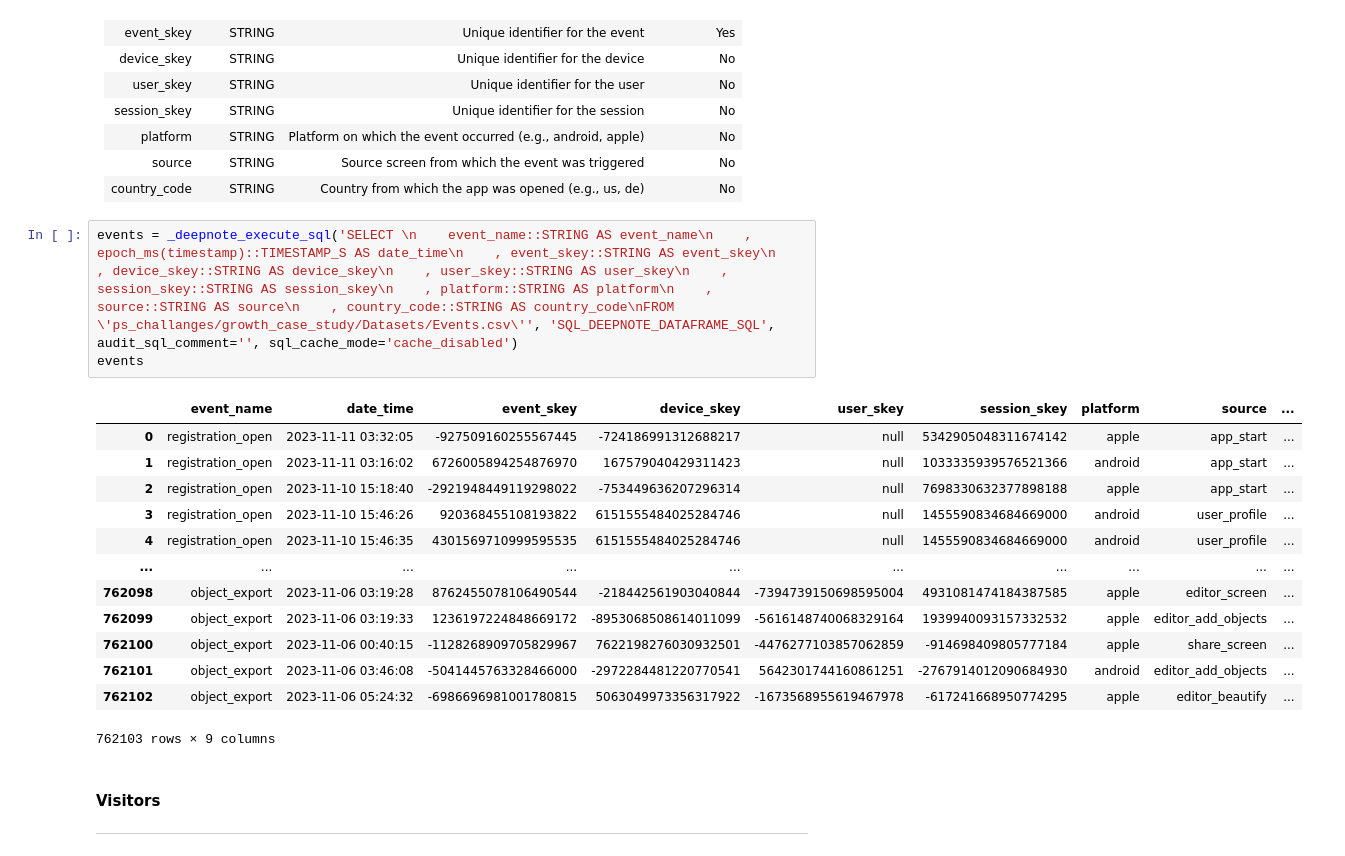
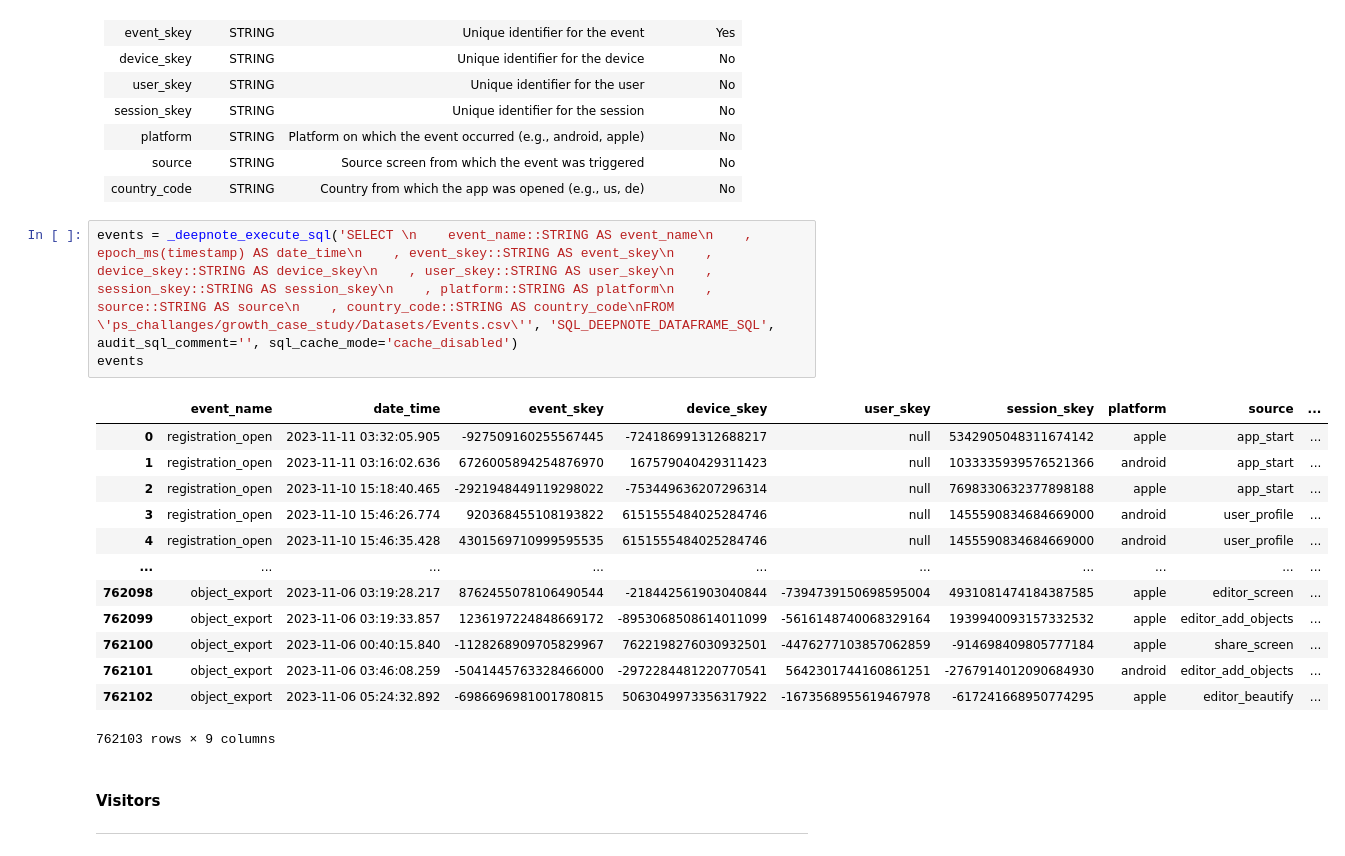
Before and after one commit to camiladwa/case_study, a Jupyter notebook: growth_case_study/growth_case_study.ipynb, the cells around one changed output. Drawn from its saved outputs; the diff is of its cells as text.

```diff
--- a/growth_case_study/growth_case_study.ipynb
+++ b/growth_case_study/growth_case_study.ipynb
@@ -64,21 +64,21 @@ platform |STRING |Platform on which the event occurred (e.g., android, apple) |N
 source |STRING |Source screen from which the event was triggered |No
 country_code |STRING |Country from which the app was opened (e.g., us, de) | No
 # %%
-events = _deepnote_execute_sql('SELECT \n    event_name::STRING AS event_name\n    , epoch_ms(timestamp)::TIMESTAMP_S AS date_time\n    , event_skey::STRING AS event_skey\n    , device_skey::STRING AS device_skey\n    , user_skey::STRING AS user_skey\n    , session_skey::STRING AS session_skey\n    , platform::STRING AS platform\n    , source::STRING AS source\n    , country_code::STRING AS country_code\nFROM \'ps_challanges/growth_case_study/Datasets/Events.csv\'', 'SQL_DEEPNOTE_DATAFRAME_SQL', audit_sql_comment='', sql_cache_mode='cache_disabled')
+events = _deepnote_execute_sql('SELECT \n    event_name::STRING AS event_name\n    , epoch_ms(timestamp) AS date_time\n    , event_skey::STRING AS event_skey\n    , device_skey::STRING AS device_skey\n    , user_skey::STRING AS user_skey\n    , session_skey::STRING AS session_skey\n    , platform::STRING AS platform\n    , source::STRING AS source\n    , country_code::STRING AS country_code\nFROM \'ps_challanges/growth_case_study/Datasets/Events.csv\'', 'SQL_DEEPNOTE_DATAFRAME_SQL', audit_sql_comment='', sql_cache_mode='cache_disabled')
 events
 # %% [output]
 |  | event_name | date_time | event_skey | device_skey | user_skey | session_skey | platform | source | ... |
-| 0 | registration_open | 2023-11-11 03:32:05 | -927509160255567445 | -724186991312688217 | null | 5342905048311674142 | apple | app_start | ... |
-| 1 | registration_open | 2023-11-11 03:16:02 | 6726005894254876970 | 167579040429311423 | null | 1033335939576521366 | android | app_start | ... |
-| 2 | registration_open | 2023-11-10 15:18:40 | -2921948449119298022 | -753449636207296314 | null | 7698330632377898188 | apple | app_start | ... |
-| 3 | registration_open | 2023-11-10 15:46:26 | 920368455108193822 | 6151555484025284746 | null | 1455590834684669000 | android | user_profile | ... |
-| 4 | registration_open | 2023-11-10 15:46:35 | 4301569710999595535 | 6151555484025284746 | null | 1455590834684669000 | android | user_profile | ... |
+| 0 | registration_open | 2023-11-11 03:32:05.905 | -927509160255567445 | -724186991312688217 | null | 5342905048311674142 | apple | app_start | ... |
+| 1 | registration_open | 2023-11-11 03:16:02.636 | 6726005894254876970 | 167579040429311423 | null | 1033335939576521366 | android | app_start | ... |
+| 2 | registration_open | 2023-11-10 15:18:40.465 | -2921948449119298022 | -753449636207296314 | null | 7698330632377898188 | apple | app_start | ... |
+| 3 | registration_open | 2023-11-10 15:46:26.774 | 920368455108193822 | 6151555484025284746 | null | 1455590834684669000 | android | user_profile | ... |
+| 4 | registration_open | 2023-11-10 15:46:35.428 | 4301569710999595535 | 6151555484025284746 | null | 1455590834684669000 | android | user_profile | ... |
 | ... | ... | ... | ... | ... | ... | ... | ... | ... | ... |
-| 762098 | object_export | 2023-11-06 03:19:28 | 8762455078106490544 | -218442561903040844 | -7394739150698595004 | 4931081474184387585 | apple | editor_screen | ... |
-| 762099 | object_export | 2023-11-06 03:19:33 | 1236197224848669172 | -8953068508614011099 | -5616148740068329164 | 1939940093157332532 | apple | editor_add_objects | ... |
-| 762100 | object_export | 2023-11-06 00:40:15 | -1128268909705829967 | 7622198276030932501 | -4476277103857062859 | -914698409805777184 | apple | share_screen | ... |
-| 762101 | object_export | 2023-11-06 03:46:08 | -5041445763328466000 | -2972284481220770541 | 5642301744160861251 | -2767914012090684930 | android | editor_add_objects | ... |
-| 762102 | object_export | 2023-11-06 05:24:32 | -6986696981001780815 | 5063049973356317922 | -1673568955619467978 | -617241668950774295 | apple | editor_beautify | ... |
+| 762098 | object_export | 2023-11-06 03:19:28.217 | 8762455078106490544 | -218442561903040844 | -7394739150698595004 | 4931081474184387585 | apple | editor_screen | ... |
+| 762099 | object_export | 2023-11-06 03:19:33.857 | 1236197224848669172 | -8953068508614011099 | -5616148740068329164 | 1939940093157332532 | apple | editor_add_objects | ... |
+| 762100 | object_export | 2023-11-06 00:40:15.840 | -1128268909705829967 | 7622198276030932501 | -4476277103857062859 | -914698409805777184 | apple | share_screen | ... |
+| 762101 | object_export | 2023-11-06 03:46:08.259 | -5041445763328466000 | -2972284481220770541 | 5642301744160861251 | -2767914012090684930 | android | editor_add_objects | ... |
+| 762102 | object_export | 2023-11-06 05:24:32.892 | -6986696981001780815 | 5063049973356317922 | -1673568955619467978 | -617241668950774295 | apple | editor_beautify | ... |
 762103 rows × 9 columns
 # %% [markdown]
 #### Visitors
```
Also changed, not shown: parts of 12 cells of this notebook.
